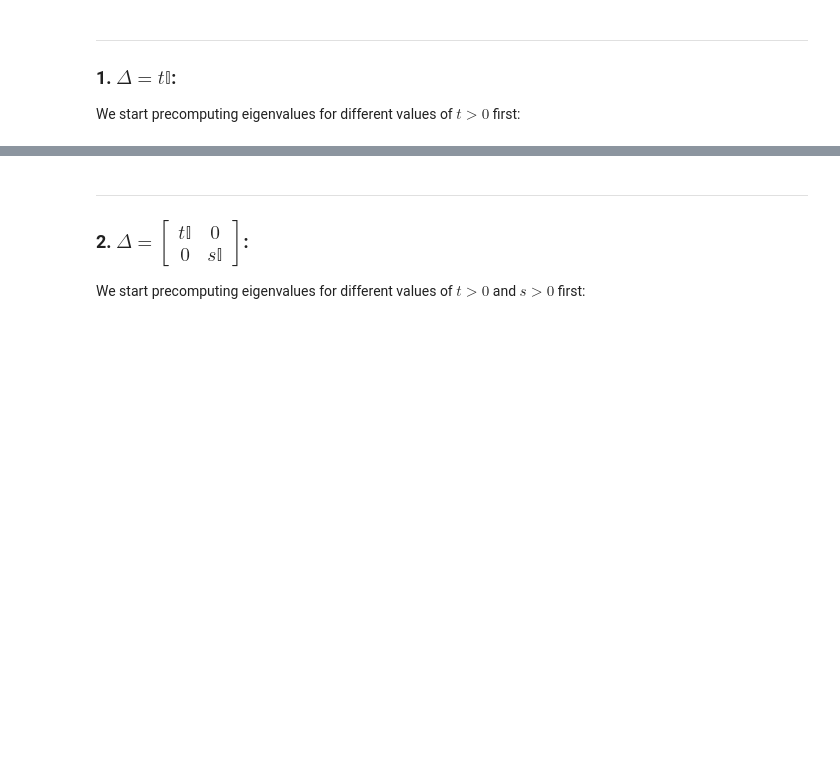
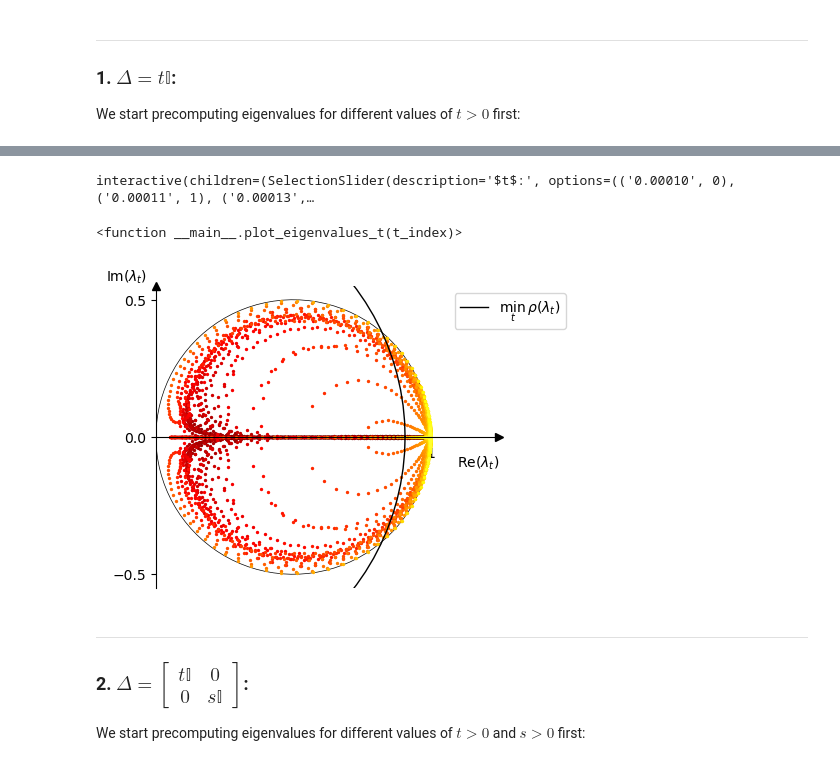
Before and after one commit to j-marquardt/adaptive-stepsizes-dr, a Jupyter notebook: eigenvalues-in-complex-plane.ipynb, the cells around one changed output, grey strips where cells are left out. Drawn from its saved outputs; the diff is of its cells as text; code cells hidden in the pictures; blank space fills up the shorter version.

Commit message:
Comments added, structure changed and last plot image added

```diff
--- a/eigenvalues-in-complex-plane.ipynb
+++ b/eigenvalues-in-complex-plane.ipynb
@@ -39,7 +40,10 @@ from IPython.display import display
 # %%
 # dimension of the matrices A, B and Delta.
 # has to be even for 2nd choice of Delta!
+# n has to be divisible by 2 (see creation of matrices)
 n = 50
+timesteps_t = 100
+timesteps_s = 100
 # %%
 # in order to recreate the images from Figure 4.1 set the seed to 100
 np.random.seed(100)
@@ -131,3 +154,72 @@ interactive(children=(SelectionSlider(description='$t$:', options=(('0.00010', 0
+# %%
+# first visualization: interactive tool (does not work without connecting notebook to a kernel)
+
+figure_ti, ax_ti = get_styled_figure('$\lambda_t$')
+
+# plot dots into figure.
+# only move them around later on in each update step and don't replot them
+dots = ax_ti.scatter(eigenvalues_t[0].real,
+                     eigenvalues_t[0].imag,
+                     color='red',
+                     s=8,
+                     zorder=10
+                )
+plt.close()
+
+# update eigenvalues in plot depending on value for t
+def plot_eigenvalues_t(t_index):
+
+    dots.set_offsets([[z.real, z.imag] for z in eigenvalues_t[t_index]])
+    display(figure_ti)
+
+# interacive slider in notebook
+slider = SelectionSlider(
+    options = [("{:.5f}".format(t), t_index) for t_index, t in enumerate(t_range)],
+    description='$t$:'
+)
+
+# display slider and call plot eigenvalues_t whenever it has been moved
+display(interact(plot_eigenvalues_t, t_index=slider))
+# %% [output]
+interactive(children=(SelectionSlider(description='$t$:', options=(('0.00010', 0), ('0.00011', 1), ('0.00013',…
+<function __main__.plot_eigenvalues_t(t_index)>
+# %%
+# second visualization: plot with eigevalues for all timesteps
+_, ax_t = get_styled_figure('$\lambda_t$')
+
+# heat coloring, start with colormap-value 0.0 and increase it after each timestep
+color = 0.0
+cmap = plt.cm.get_cmap('hot')
+
+# plot eigenvalues for each timestep
+for t_index in range(timesteps_t):
+
+    ax_t.scatter(eigenvalues_t[t_index].real,
+                   eigenvalues_t[t_index].imag,
+                   color=cmap(color),
+                   s=2,
+                   zorder=2
+    )
+    color += 0.8 * 1/timesteps_t
+
+# plot a circle which indicates the smallest spectral radius
+spec_circle_x = smallest_spec_radius_t * np.cos(theta)
+spec_circle_y = smallest_spec_radius_t * np.sin(theta)
+ax_t.plot(spec_circle_x,
+            spec_circle_y,
+            color="black",
+            lw=1,
+            zorder=3,
+            label=r"$\min_t\,\rho(\lambda_t)$"
+)
+
+ax_t.legend(bbox_to_anchor=(0.85, 1))
+
+# show plot and eventually store it for usage out of notebook
+# plt.savefig("eigenvalues_varying_t.png", dpi=300, bbox_inches='tight')
+plt.show()
+# %% [output]
+[figure, added]
 # %% [markdown]
 <hr />
 <h3>
```
Also changed, not shown: parts of 11 cells of this notebook.
